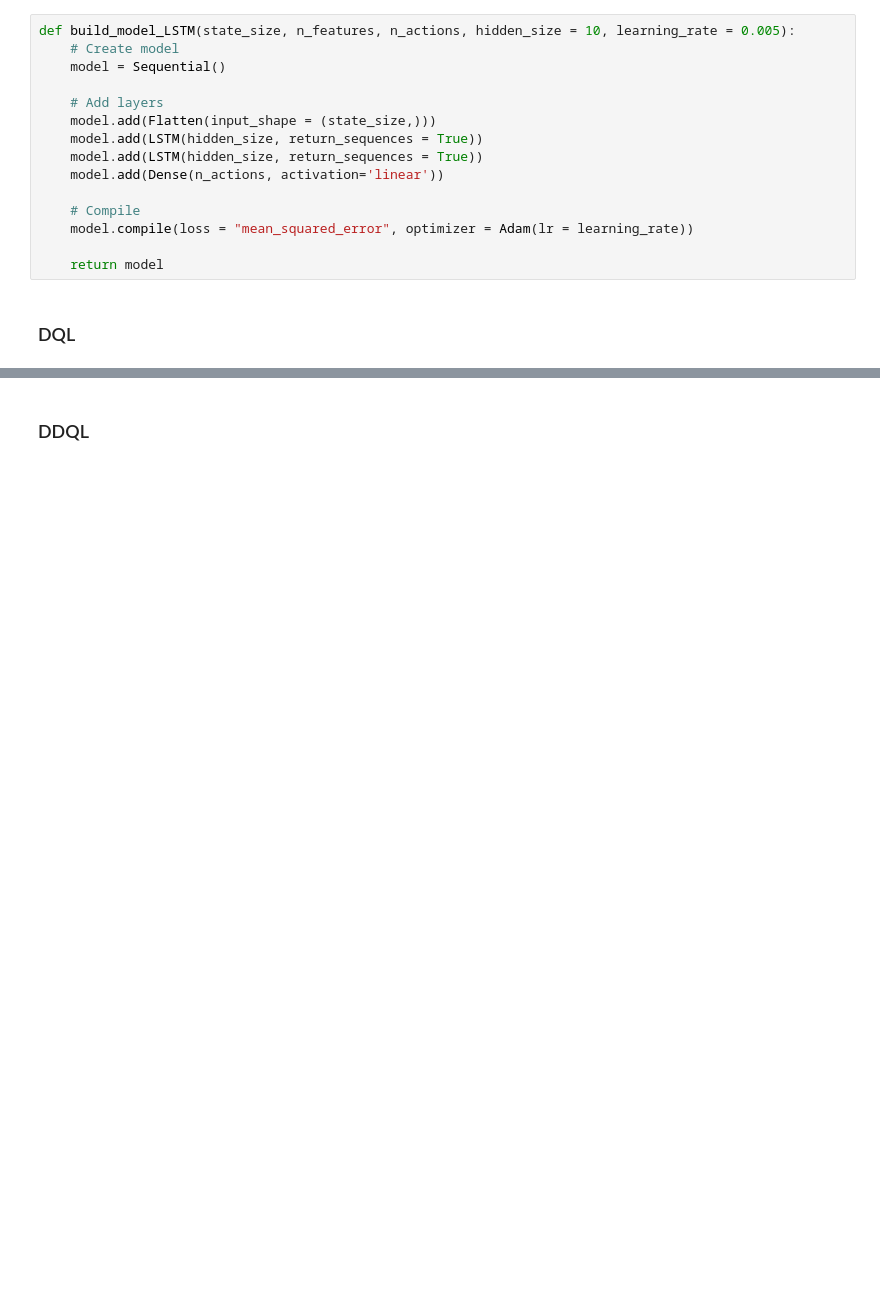
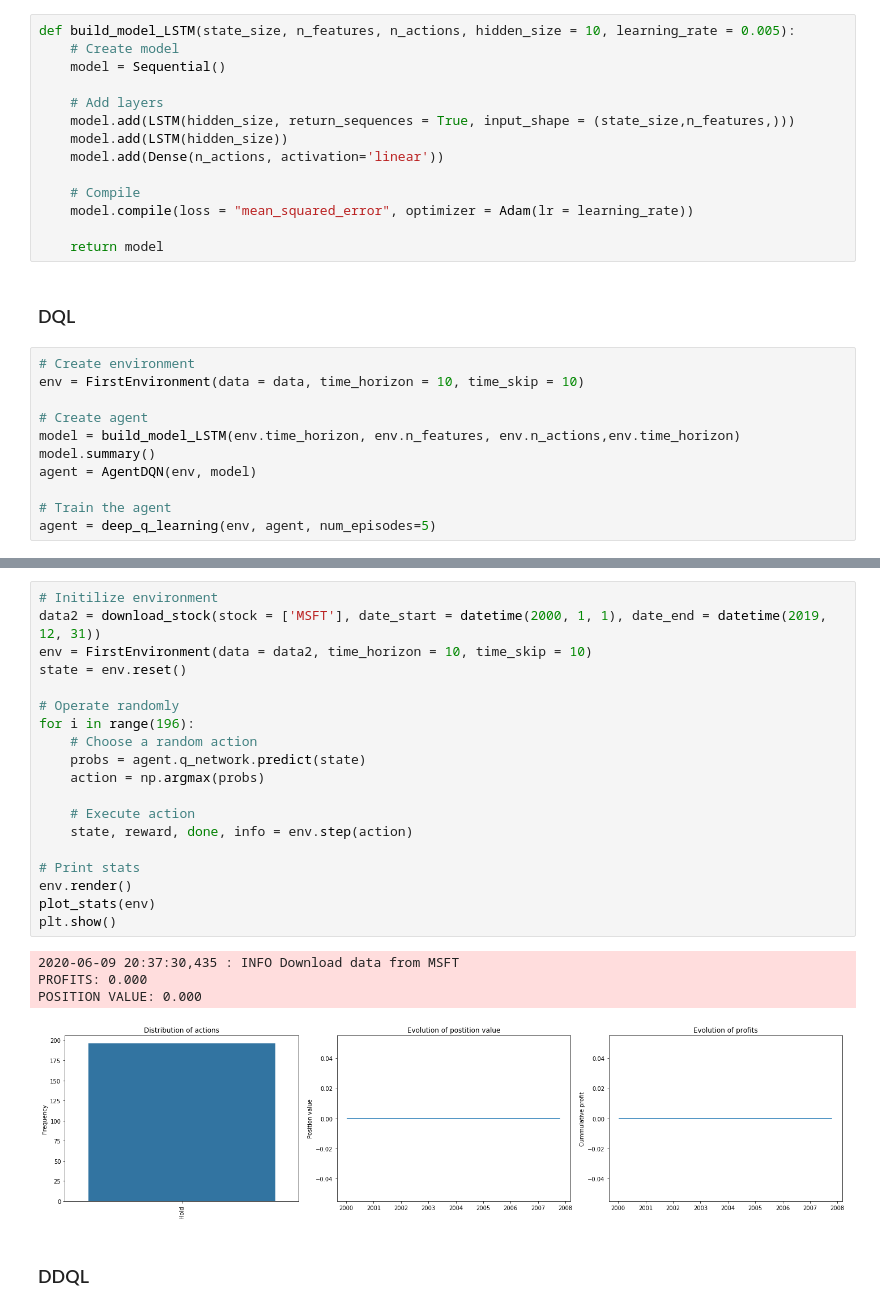
Before and after one commit to pablocarreraflorez/TFM-reinforcement-learning, a Jupyter notebook: StockMartket_RL.ipynb, the cells around one changed output, grey strips where cells are left out. Saved outputs shown, nothing was run; the diff lists cells and outputs as text; blank space fills up the shorter version.

Commit message:
Añadimos LSTM

```diff
--- a/StockMartket_RL.ipynb
+++ b/StockMartket_RL.ipynb
@@ -872,9 +890,8 @@ def build_model_LSTM(state_size, n_features, n_actions, hidden_size = 10, learni
     model = Sequential()
 
     # Add layers
-    model.add(Flatten(input_shape = (state_size,)))
-    model.add(LSTM(hidden_size, return_sequences = True))
-    model.add(LSTM(hidden_size, return_sequences = True))
+    model.add(LSTM(hidden_size, return_sequences = True, input_shape = (state_size,n_features,)))
+    model.add(LSTM(hidden_size))
     model.add(Dense(n_actions, activation='linear'))
 
     # Compile
@@ -883,3 +900,14 @@ def build_model_LSTM(state_size, n_features, n_actions, hidden_size = 10, learni
     return model
 # %% [markdown]
 ### DQL
+# %%
+# Create environment
+env = FirstEnvironment(data = data, time_horizon = 10, time_skip = 10)
+
+# Create agent
+model = build_model_LSTM(env.time_horizon, env.n_features, env.n_actions,env.time_horizon)
+model.summary()
+agent = AgentDQN(env, model)
+
+# Train the agent
+agent = deep_q_learning(env, agent, num_episodes=5)
@@ -886,2 +933,26 @@ def build_model_LSTM(state_size, n_features, n_actions, hidden_size = 10, learni
+# %%
+# Initilize environment
+data2 = download_stock(stock = ['MSFT'], date_start = datetime(2000, 1, 1), date_end = datetime(2019, 12, 31))
+env = FirstEnvironment(data = data2, time_horizon = 10, time_skip = 10)
+state = env.reset()
+
+# Operate randomly
+for i in range(196):
+    # Choose a random action
+    probs = agent.q_network.predict(state)
+    action = np.argmax(probs)
+
+    # Execute action
+    state, reward, done, info = env.step(action)
+
+# Print stats
+env.render()
+plot_stats(env)
+plt.show()
+# %% [output]
+2020-06-09 20:37:30,435 : INFO Download data from MSFT
+PROFITS: 0.000
+POSITION VALUE: 0.000
+[figure, added]
 # %% [markdown]
 ### DDQL
```
Also changed, not shown: parts of 17 cells of this notebook, 1 other file.
